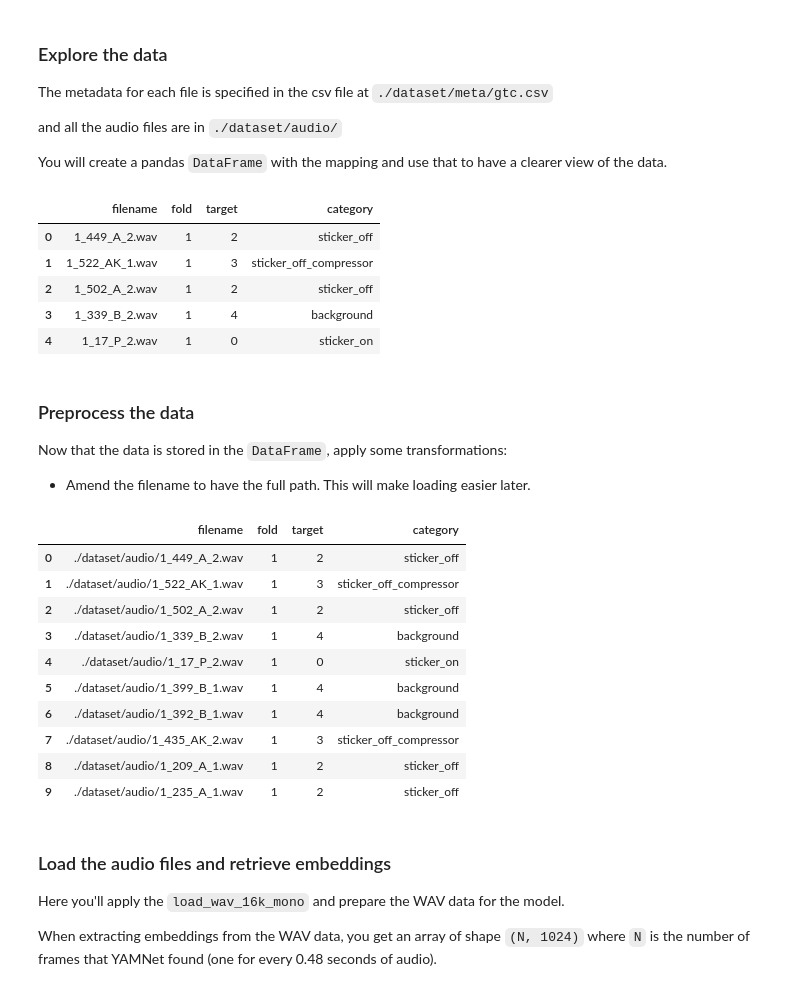
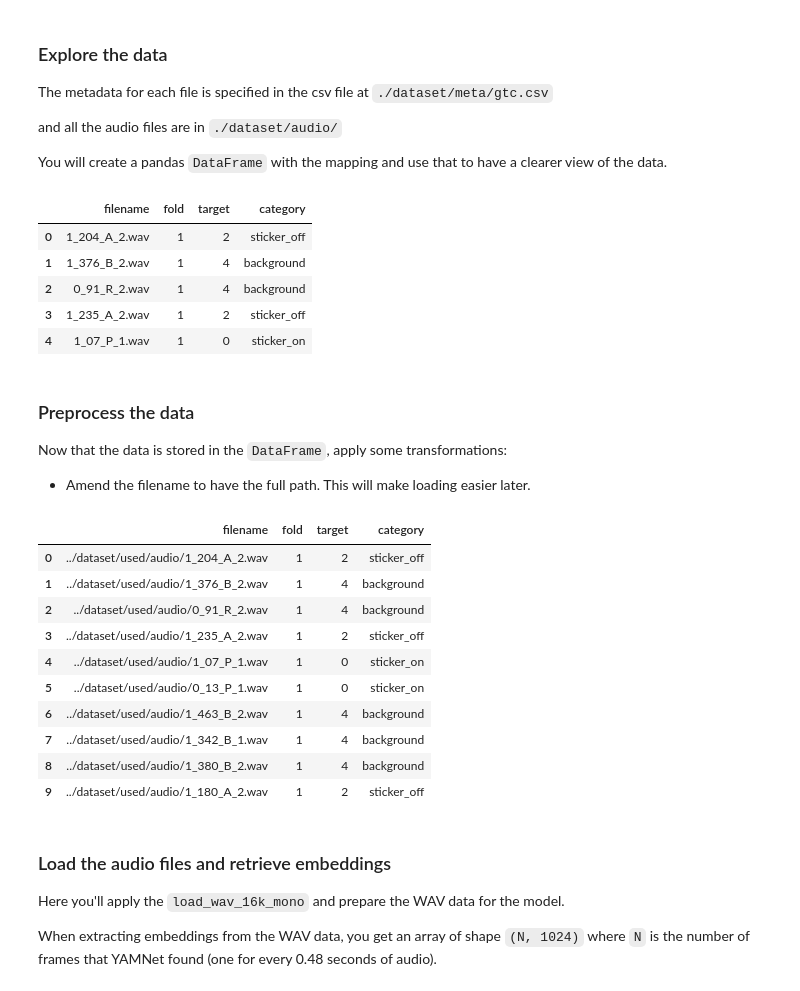
Before and after one commit to ellioth02/GTC-ML, a Jupyter notebook: code/train_ml.ipynb, the cells around one changed output. Drawn from its saved outputs; the diff is of its cells as text; code cells hidden in the pictures.

```diff
--- a/code/train_ml.ipynb
+++ b/code/train_ml.ipynb
@@ -207,18 +200,18 @@ and all the audio files are in `./dataset/audio/`
 
 You will create a pandas `DataFrame` with the mapping and use that to have a clearer view of the data.
 # %%
-gtc_csv = './dataset/meta/gtc.csv'
-base_data_path = './dataset/audio/'
+gtc_csv = '../dataset/used/meta/gtc.csv'
+base_data_path = '../dataset/used/audio/'
 
 pd_data = pd.read_csv(gtc_csv)
 pd_data.head()
 # %% [output]
 |  | filename | fold | target | category |
-| 0 | 1_449_A_2.wav | 1 | 2 | sticker_off |
-| 1 | 1_522_AK_1.wav | 1 | 3 | sticker_off_compressor |
-| 2 | 1_502_A_2.wav | 1 | 2 | sticker_off |
-| 3 | 1_339_B_2.wav | 1 | 4 | background |
-| 4 | 1_17_P_2.wav | 1 | 0 | sticker_on |
+| 0 | 1_204_A_2.wav | 1 | 2 | sticker_off |
+| 1 | 1_376_B_2.wav | 1 | 4 | background |
+| 2 | 0_91_R_2.wav | 1 | 4 | background |
+| 3 | 1_235_A_2.wav | 1 | 2 | sticker_off |
+| 4 | 1_07_P_1.wav | 1 | 0 | sticker_on |
 # %% [markdown]
 ### Preprocess the data
 
@@ -232,16 +225,16 @@ pd_data = pd_data.assign(filename=full_path)
 pd_data.head(10)
 # %% [output]
 |  | filename | fold | target | category |
-| 0 | ./dataset/audio/1_449_A_2.wav | 1 | 2 | sticker_off |
-| 1 | ./dataset/audio/1_522_AK_1.wav | 1 | 3 | sticker_off_compressor |
-| 2 | ./dataset/audio/1_502_A_2.wav | 1 | 2 | sticker_off |
-| 3 | ./dataset/audio/1_339_B_2.wav | 1 | 4 | background |
-| 4 | ./dataset/audio/1_17_P_2.wav | 1 | 0 | sticker_on |
-| 5 | ./dataset/audio/1_399_B_1.wav | 1 | 4 | background |
-| 6 | ./dataset/audio/1_392_B_1.wav | 1 | 4 | background |
-| 7 | ./dataset/audio/1_435_AK_2.wav | 1 | 3 | sticker_off_compressor |
-| 8 | ./dataset/audio/1_209_A_1.wav | 1 | 2 | sticker_off |
-| 9 | ./dataset/audio/1_235_A_1.wav | 1 | 2 | sticker_off |
+| 0 | ../dataset/used/audio/1_204_A_2.wav | 1 | 2 | sticker_off |
+| 1 | ../dataset/used/audio/1_376_B_2.wav | 1 | 4 | background |
+| 2 | ../dataset/used/audio/0_91_R_2.wav | 1 | 4 | background |
+| 3 | ../dataset/used/audio/1_235_A_2.wav | 1 | 2 | sticker_off |
+| 4 | ../dataset/used/audio/1_07_P_1.wav | 1 | 0 | sticker_on |
+| 5 | ../dataset/used/audio/0_13_P_1.wav | 1 | 0 | sticker_on |
+| 6 | ../dataset/used/audio/1_463_B_2.wav | 1 | 4 | background |
+| 7 | ../dataset/used/audio/1_342_B_1.wav | 1 | 4 | background |
+| 8 | ../dataset/used/audio/1_380_B_2.wav | 1 | 4 | background |
+| 9 | ../dataset/used/audio/1_180_A_2.wav | 1 | 2 | sticker_off |
 # %% [markdown]
 ### Load the audio files and retrieve embeddings
 
```
Also changed, not shown: parts of 6 cells of this notebook.
